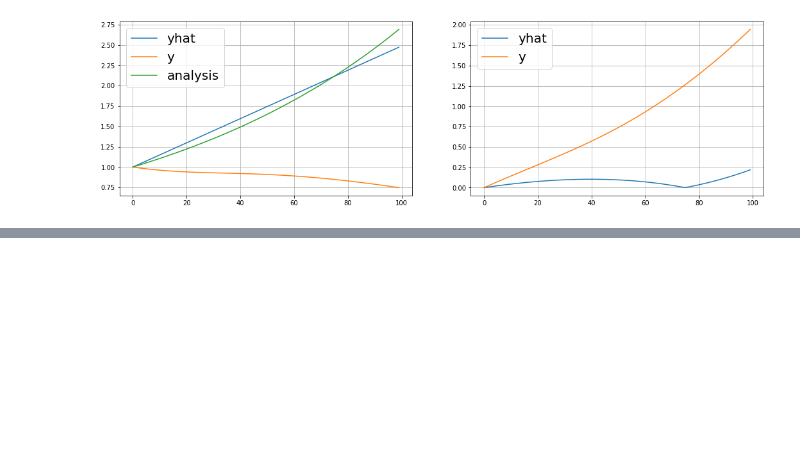
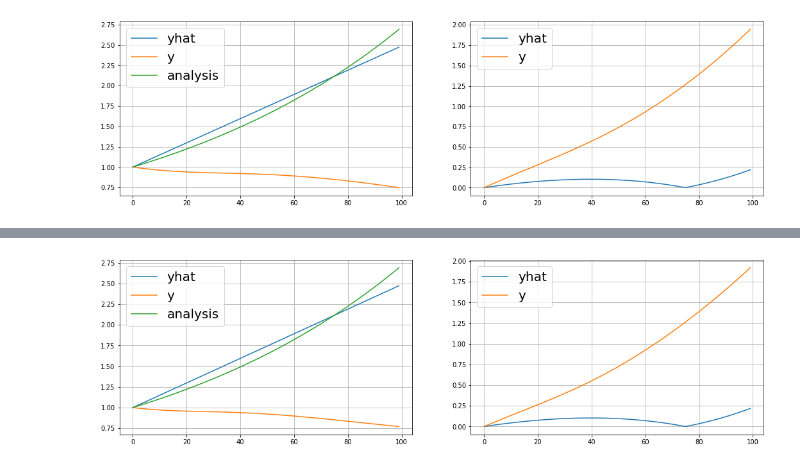
Before and after one commit to KyungRyeolBaek/ODE, a Jupyter notebook: ODE/expansion221028_ODE_Simple.ipynb, the cells around one changed output, grey strips where cells are left out. Drawn from its saved outputs; the diff is of its cells as text; code cells hidden in the pictures; blank space fills up the shorter version.

```diff
--- a/ODE/expansion221028_ODE_Simple.ipynb
+++ b/ODE/expansion221028_ODE_Simple.ipynb
@@ -460,3 +477,19 @@ ax2.legend(fontsize=20)
 ax2.grid()
 # %% [output]
 [figure]
+# %%
+# random seed 값 지정, global한 randomseed값과 operation seed를 모두 설정해야 같은 결과값을 도출할 수 있음.
+tf.random.set_seed(792)
+
+# 최대 x 범위 : start <= x < limit, delta로 슬라이싱
+start, limit, delta = 0, 1, 0.01
+x = tf.Variable(tf.range(start, limit, delta))
+
+# yhat 생성
+n = 1
+yhat_w_3, low_loss_3 = yhat_w_loss(x, n, early_stop=1)
+yhat_3 = y(x, yhat_w_3, n, bias = 1)
+yhatprime_3 = yprime(x, yhat_w_3, n, bias = 0)
+
+# add EC
+EC_W_3, loss_3 = EC_W(x, yhat_3, yhatprime_3, n, early_stop=1)
@@ -462,0 +514,19 @@ ax2.grid()
+# %%
+# Graph
+fig = plt.figure(figsize=(18,5))
+ax = fig.add_subplot(121)
+ax.plot(yhat_3, label = 'yhat')
+ax.plot(yhat_3 + [neural_network(EC_W_3, x[i])*x[i] for i in tf.range(tf.size(x))], label = 'y')
+ax.plot(psy_analytic(x,1), label = 'analysis')
+ax.tick_params(labelsize=10)
+ax.legend(fontsize=20)
+ax.grid()
+# Error
+ax2 = fig.add_subplot(122)
+ax2.plot(abs(yhat_3 - psy_analytic(x,1)), label = 'yhat')
+ax2.plot(abs(yhat_3 + [neural_network(EC_W_3, x[i])*x[i] for i in tf.range(tf.size(x))] - psy_analytic(x,1)), label = 'y')
+ax2.tick_params(labelsize=10)
+ax2.legend(fontsize=20)
+ax2.grid()
+# %% [output]
+[figure, added]
```
Also changed, not shown: parts of 4 cells of this notebook, 34 other files.
